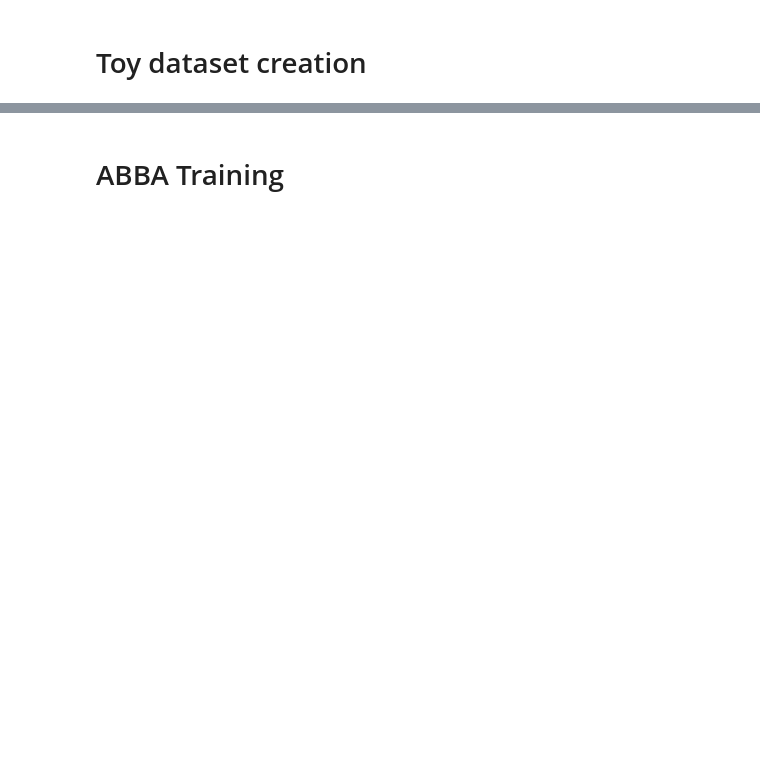
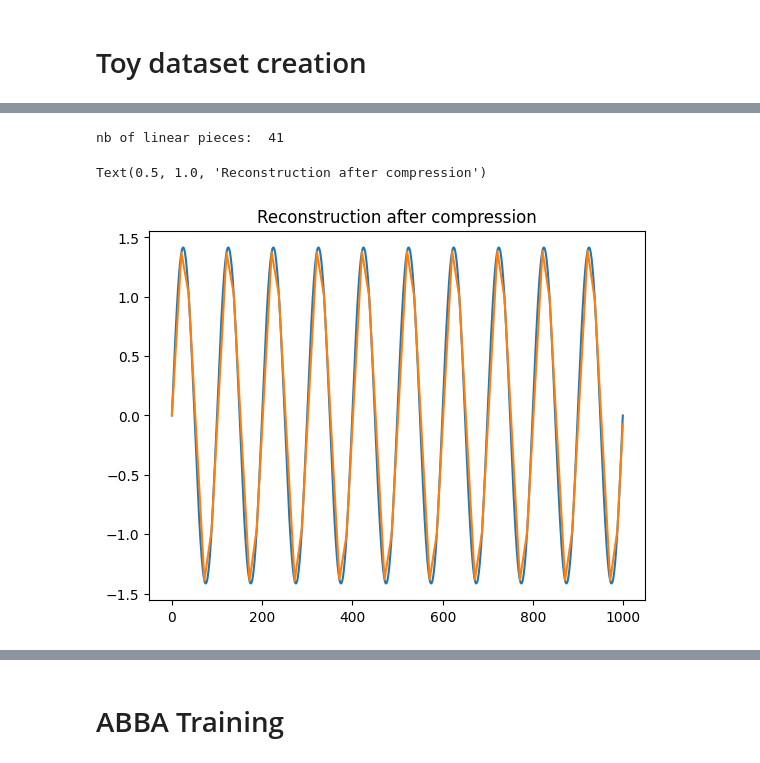
Before and after one commit to clementw168/abba-lstm, a Jupyter notebook: toy_dataset.ipynb, the cells around one changed output, grey strips where cells are left out. Cells and saved outputs as stored; diff of their text form; code cells hidden in the pictures; blank space fills up the shorter version.

```diff
--- a/toy_dataset.ipynb
+++ b/toy_dataset.ipynb
@@ -17,0 +24,17 @@ plt.show()
+# %%
+from src.abba import ABBA
+
+abba = ABBA(
+    increment_threshold=0.03, max_length=200, min_cluster_size=5, max_cluster_size=6
+)
+# %%
+standardized_sinus = abba.standardize(sinus)
+linear_pieces = abba.get_linear_pieces(standardized_sinus)
+print("nb of linear pieces: ", len(linear_pieces))
+plt.plot(abba.standardize(sinus))
+plt.plot(abba.unfold_linear_pieces(linear_pieces))
+plt.title("Reconstruction after compression")
+# %% [output]
+nb of linear pieces:  41
+Text(0.5, 1.0, 'Reconstruction after compression')
+[figure, added]
```
Also changed, not shown: parts of 13 cells of this notebook, 4 other files.
